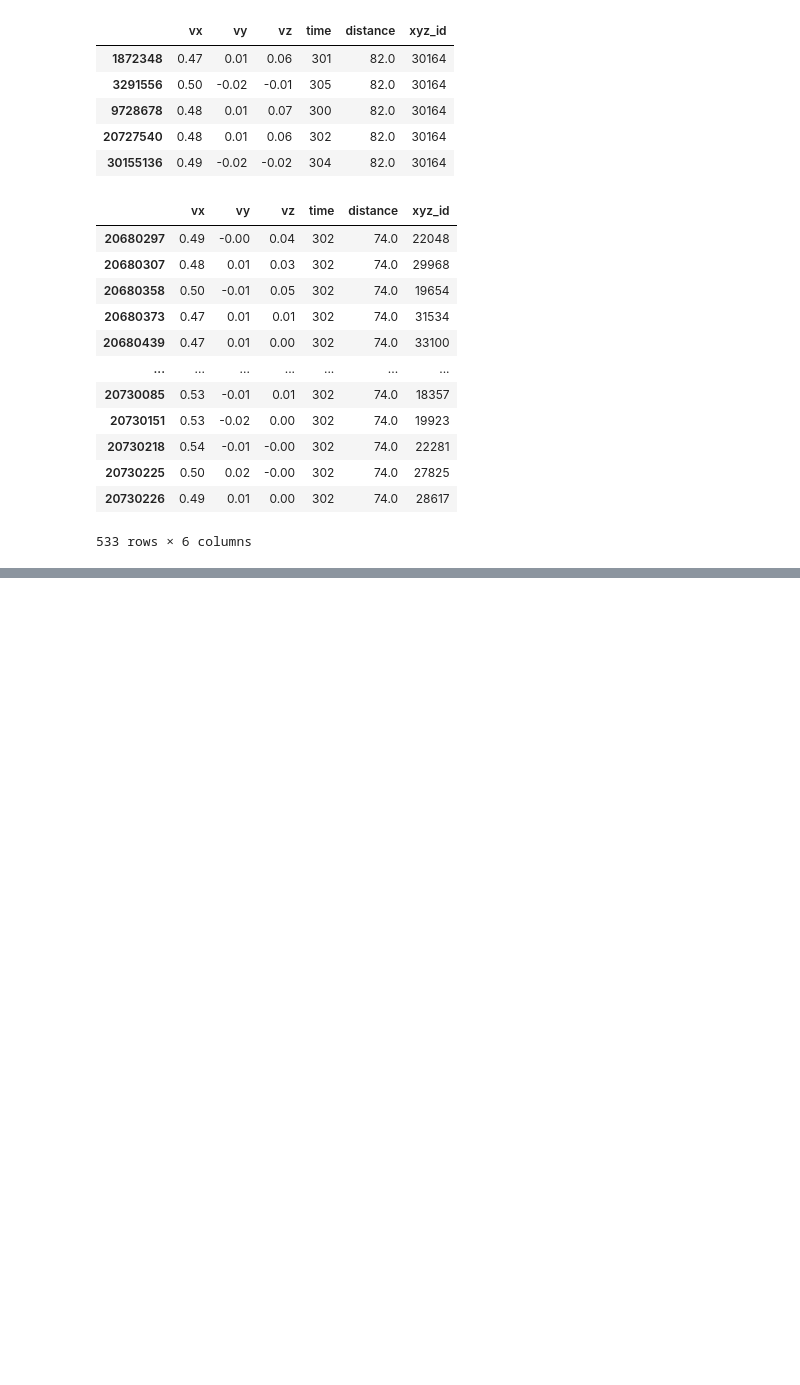
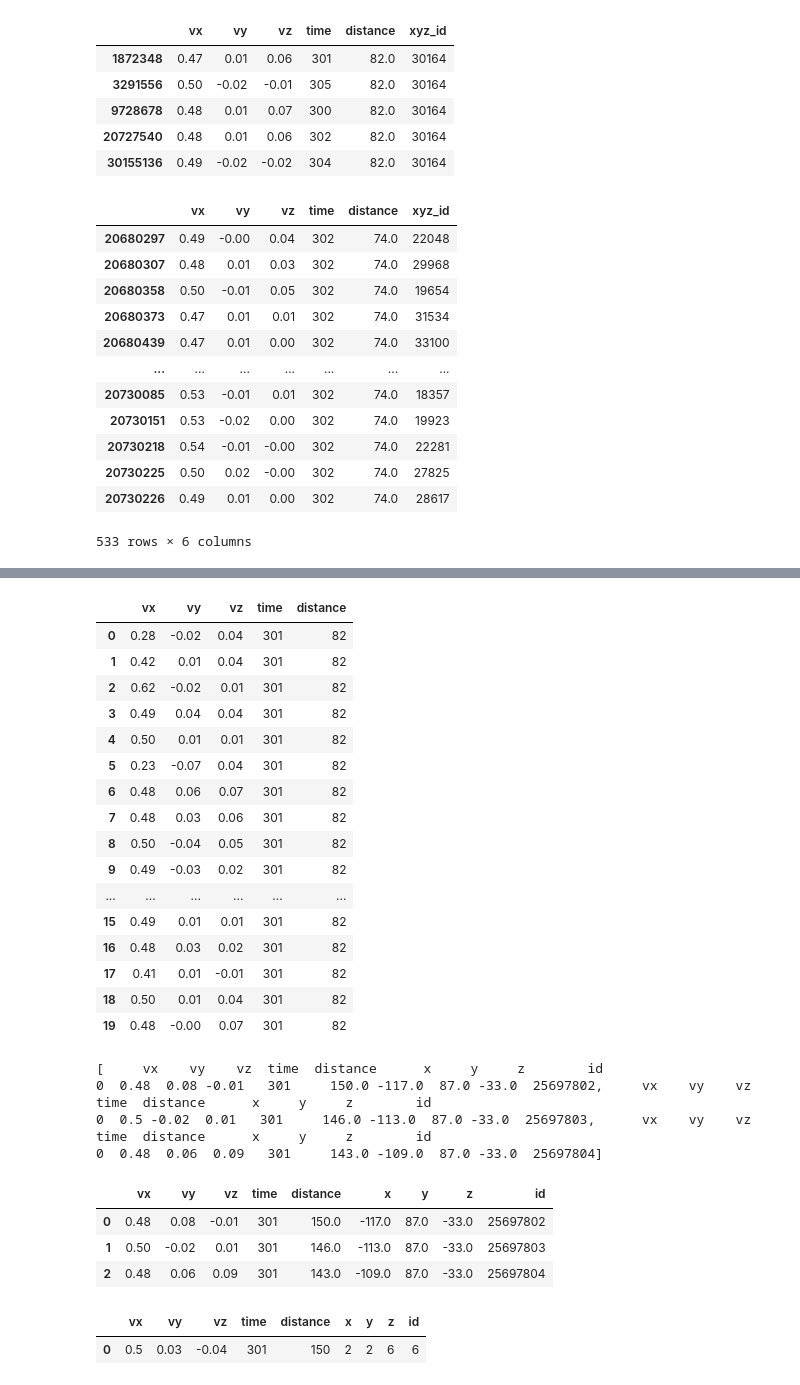
Before and after one commit to samfallahian/sdv-gan, a Jupyter notebook: cgan.ipynb, the cells around one changed output, grey strips where cells are left out. Saved outputs shown, nothing was run; the diff lists cells and outputs as text; code cells hidden in the pictures; blank space fills up the shorter version.

```diff
--- a/cgan.ipynb
+++ b/cgan.ipynb
@@ -133 +147,5 @@ synthesizer.save(
 )
+# %%
+synthesizer_saved = CopulaGANSynthesizer.load(
+    filepath=f"temp/3p6-learned-1.pkl"
+)
@@ -133,0 +154,10 @@ synthesizer.save(
+# %%
+generate_test_data = Condition(
+    num_rows=20,
+    column_values={'time': 301, 'distance': 82}
+)
+# %%
+synthetic_data = synthesizer_saved.sample_from_conditions(
+    conditions=[generate_test_data],
+    output_file_path=f"result/test1.csv"
+)
@@ -133,0 +196,55 @@ synthesizer.save(
+# %%
+synthetic_data
+# %% [output]
+|  | vx | vy | vz | time | distance |
+| 0 | 0.28 | -0.02 | 0.04 | 301 | 82 |
+| 1 | 0.42 | 0.01 | 0.04 | 301 | 82 |
+| 2 | 0.62 | -0.02 | 0.01 | 301 | 82 |
+| 3 | 0.49 | 0.04 | 0.04 | 301 | 82 |
+| 4 | 0.50 | 0.01 | 0.01 | 301 | 82 |
+| 5 | 0.23 | -0.07 | 0.04 | 301 | 82 |
+| 6 | 0.48 | 0.06 | 0.07 | 301 | 82 |
+| 7 | 0.48 | 0.03 | 0.06 | 301 | 82 |
+| 8 | 0.50 | -0.04 | 0.05 | 301 | 82 |
+| 9 | 0.49 | -0.03 | 0.02 | 301 | 82 |
+| ... | ... | ... | ... | ... | ... |
+| 15 | 0.49 | 0.01 | 0.01 | 301 | 82 |
+| 16 | 0.48 | 0.03 | 0.02 | 301 | 82 |
+| 17 | 0.41 | 0.01 | -0.01 | 301 | 82 |
+| 18 | 0.50 | 0.01 | 0.04 | 301 | 82 |
+| 19 | 0.48 | -0.00 | 0.07 | 301 | 82 |
+# %%
+data = []
+# try:
+for i in range(3):
+    idx = i+25697802
+    generate_test_data = Condition(
+    num_rows=1,
+    column_values={'time': 301, 'distance': test_df.loc[idx]["distance"]})
+    synthetic_data = synthesizer_saved.sample_from_conditions(
+    conditions=[generate_test_data], max_tries_per_batch=2500)
+    synthetic_data["x"] = df.loc[idx]["x"]
+    synthetic_data["y"] = df.loc[idx]["y"]
+    synthetic_data["z"] = df.loc[idx]["z"]
+    synthetic_data["id"] = idx
+    data.append(synthetic_data)
+# except:
+#     # print(data)
+#     pass
+
+print(data)
+df_result = pd.concat(data, ignore_index=True)
+df_result.columns=["vx","vy","vz","time","distance","x","y","z","id"]
+df_result.to_csv(f"result/total.csv")
+# %% [output]
+[     vx    vy    vz  time  distance      x     y     z        id
+0  0.48  0.08 -0.01   301     150.0 -117.0  87.0 -33.0  25697802,     vx    vy    vz  time  distance      x     y     z        id
+0  0.5 -0.02  0.01   301     146.0 -113.0  87.0 -33.0  25697803,      vx    vy    vz  time  distance      x     y     z        id
+0  0.48  0.06  0.09   301     143.0 -109.0  87.0 -33.0  25697804]
+# %%
+df.tes
+# %% [output]
+|  | vx | vy | vz | time | distance | x | y | z | id |
+| 0 | 0.48 | 0.08 | -0.01 | 301 | 150.0 | -117.0 | 87.0 | -33.0 | 25697802 |
+| 1 | 0.50 | -0.02 | 0.01 | 301 | 146.0 | -113.0 | 87.0 | -33.0 | 25697803 |
+| 2 | 0.48 | 0.06 | 0.09 | 301 | 143.0 | -109.0 | 87.0 | -33.0 | 25697804 |
@@ -133,0 +261,5 @@ synthesizer.save(
+# %%
+synthetic_data.head()
+# %% [output]
+|  | vx | vy | vz | time | distance | x | y | z | id |
+| 0 | 0.5 | 0.03 | -0.04 | 301 | 150 | 2 | 2 | 6 | 6 |
```
Also changed, not shown: parts of 12 cells of this notebook, 3 other files.
